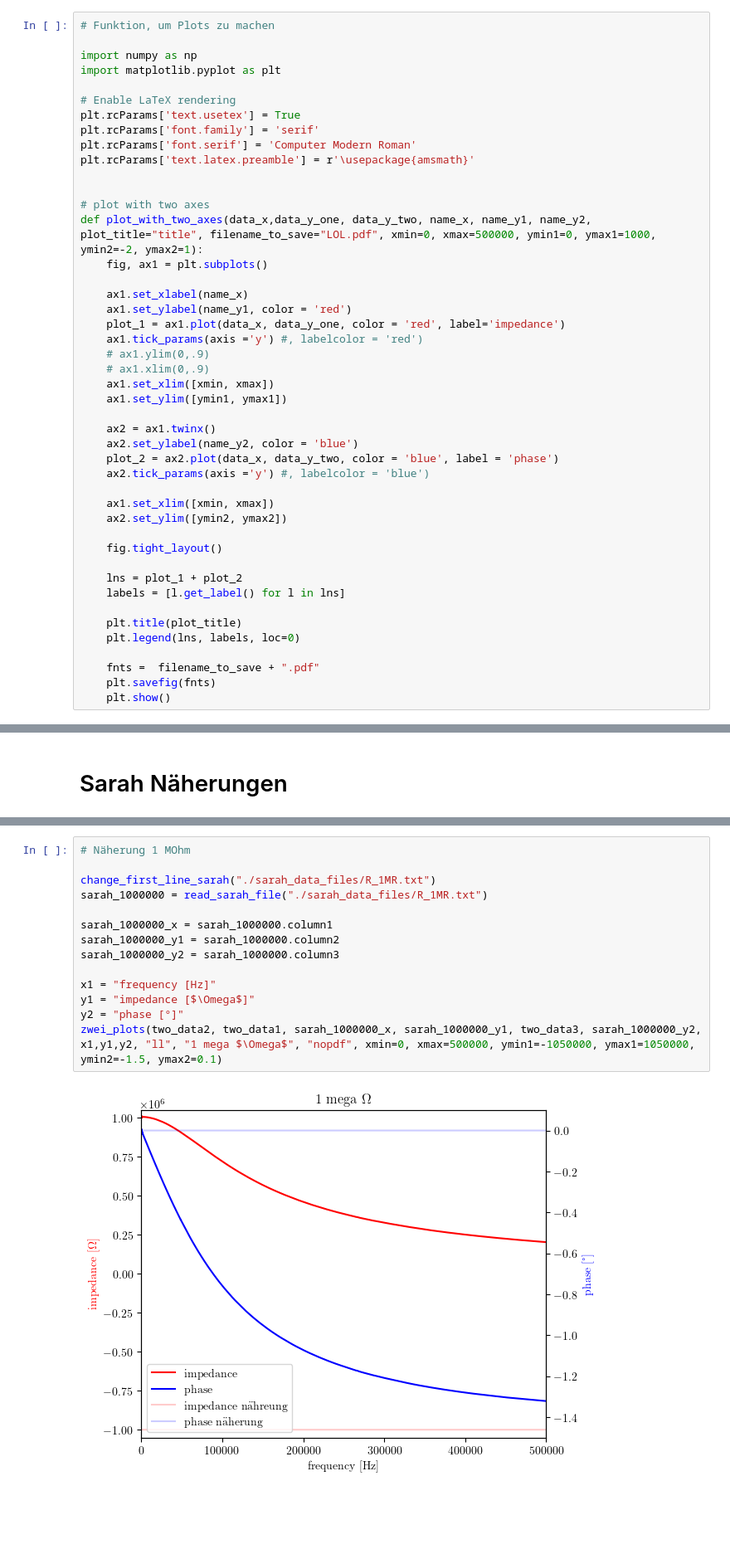
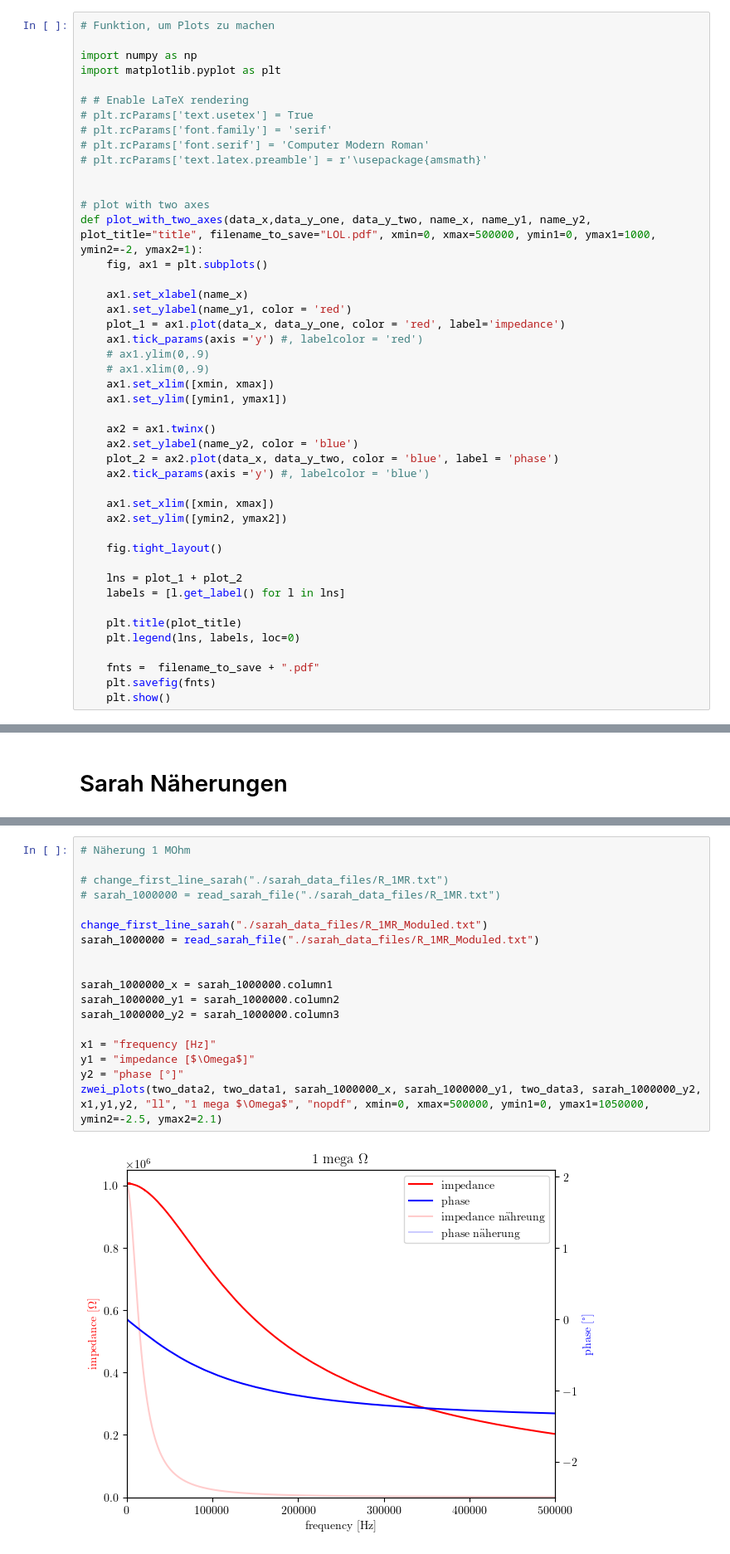
Before and after one commit to gravity225/impedanz, a Jupyter notebook: impedanz.ipynb, the cells around one changed output, grey strips where cells are left out. Shown: that part at 83% size. Cells and saved outputs as stored; diff of their text form; blank space fills up the shorter version.

```diff
--- a/impedanz.ipynb
+++ b/impedanz.ipynb
@@ -75,11 +75,11 @@ data = pd.read_csv("impedanz_data.csv")
 import numpy as np
 import matplotlib.pyplot as plt
 
-# Enable LaTeX rendering
-plt.rcParams['text.usetex'] = True
-plt.rcParams['font.family'] = 'serif'
-plt.rcParams['font.serif'] = 'Computer Modern Roman'
-plt.rcParams['text.latex.preamble'] = r'\usepackage{amsmath}'
+# # Enable LaTeX rendering
+# plt.rcParams['text.usetex'] = True
+# plt.rcParams['font.family'] = 'serif'
+# plt.rcParams['font.serif'] = 'Computer Modern Roman'
+# plt.rcParams['text.latex.preamble'] = r'\usepackage{amsmath}'
 
 
 # plot with two axes
@@ -432,19 +432,23 @@ zwei_plots(zero_data2, zero_data1, sarah_1000_x, sarah_1000_y1, zero_data3, sara
 # %%
 # Näherung 1 MOhm
 
-change_first_line_sarah("./sarah_data_files/R_1MR.txt")
-sarah_1000000 = read_sarah_file("./sarah_data_files/R_1MR.txt")
+# change_first_line_sarah("./sarah_data_files/R_1MR.txt")
+# sarah_1000000 = read_sarah_file("./sarah_data_files/R_1MR.txt")
+
+change_first_line_sarah("./sarah_data_files/R_1MR_Moduled.txt")
+sarah_1000000 = read_sarah_file("./sarah_data_files/R_1MR_Moduled.txt")
+
 
 sarah_1000000_x = sarah_1000000.column1
 sarah_1000000_y1 = sarah_1000000.column2
 sarah_1000000_y2 = sarah_1000000.column3
 
 x1 = "frequency [Hz]"
 y1 = "impedance [$\Omega$]"
 y2 = "phase [°]"
-zwei_plots(two_data2, two_data1, sarah_1000000_x, sarah_1000000_y1, two_data3, sarah_1000000_y2, x1,y1,y2, "ll", "1 mega $\Omega$", "nopdf", xmin=0, xmax=500000, ymin1=-1050000, ymax1=1050000, ymin2=-1.5, ymax2=0.1)
+zwei_plots(two_data2, two_data1, sarah_1000000_x, sarah_1000000_y1, two_data3, sarah_1000000_y2, x1,y1,y2, "ll", "1 mega $\Omega$", "nopdf", xmin=0, xmax=500000, ymin1=0, ymax1=1050000, ymin2=-2.5, ymax2=2.1)
 # %% [output]
-[figure, old version]
+[figure, new version]
 # %%
 # Näherung RC circuit 100 Ohm
 
```
Also changed, not shown: parts of 1 cell of this notebook, 2 other files.
